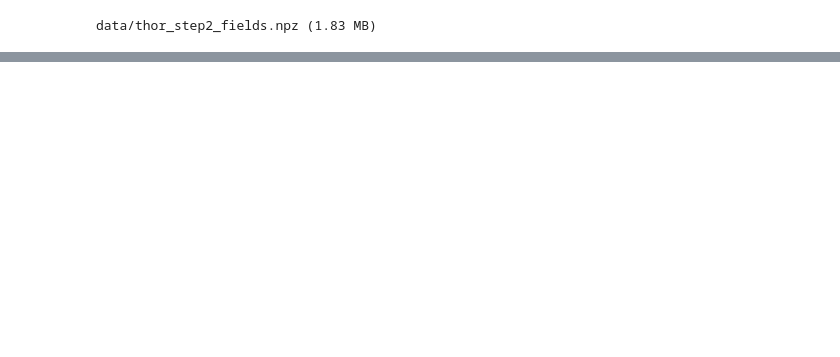
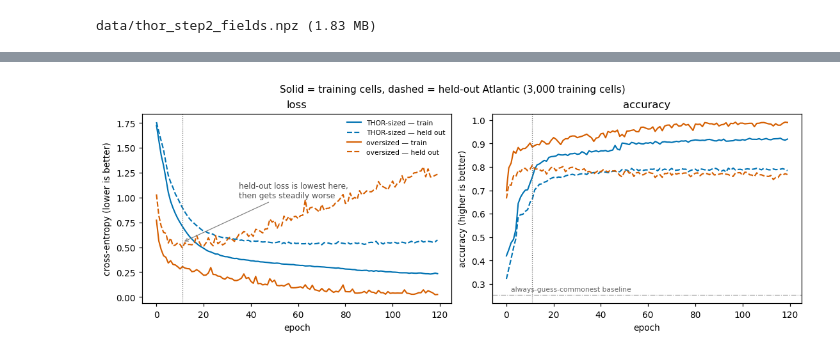
Before and after one commit to redouanelg/deep-learning-oceanography, a Jupyter notebook: overfitting-ocean-regimes/overfitting_ocean_regimes.ipynb, the cells around one changed output, grey strips where cells are left out. Cells and saved outputs as stored; diff of their text form; code cells hidden in the pictures; blank space fills up the shorter version.

```diff
--- a/overfitting-ocean-regimes/overfitting_ocean_regimes.ipynb
+++ b/overfitting-ocean-regimes/overfitting_ocean_regimes.ipynb
@@ -624,0 +468,16 @@ MIT licensed, downloaded rather than redistributed.
+# %%
+runs = {}
+for tag, hidden in [("THOR-sized", (24, 24, 16, 16)),
+                    ("oversized", (256,) * 4)]:
+    n_par = count_parameters(MLP(8, hidden))
+    _, runs[tag] = train(standardise(X_train), y_train,
+                         standardise(X_held), y_held,
+                         hidden=hidden, epochs=120)
+    h = runs[tag]
+    best = int(np.argmin(h["held_loss"]))
+    print(f"{tag:12s} {n_par:>7,} parameters for {N_TRAIN:,} training cells")
+    print(f"{'':12s} best held-out loss {h['held_loss'][best]:.3f} at epoch {best}, "
+          f"then {h['held_loss'][-1]:.3f} by epoch 120 "
+          f"({h['held_loss'][-1] - h['held_loss'][best]:+.3f})")
+    print(f"{'':12s} held-out accuracy  {h['held_acc'][best]:.3f} at that epoch, "
+          f"{h['held_acc'][-1]:.3f} at epoch 120\n")
@@ -624,0 +492,32 @@ MIT licensed, downloaded rather than redistributed.
+# %%
+fig, axes = plt.subplots(1, 2, figsize=(10, 3.6), constrained_layout=True)
+colour = {"THOR-sized": "#0072B2", "oversized": "#D55E00"}
+
+for tag, h in runs.items():
+    c = colour[tag]
+    axes[0].plot(h["train_loss"], color=c, lw=1.4, label=f"{tag} — train")
+    axes[0].plot(h["held_loss"], color=c, lw=1.4, ls="--", label=f"{tag} — held out")
+    axes[1].plot(h["train_acc"], color=c, lw=1.4)
+    axes[1].plot(h["held_acc"], color=c, lw=1.4, ls="--")
+
+turn = int(np.argmin(runs["oversized"]["held_loss"]))
+for ax in axes:
+    ax.axvline(turn, color="0.4", lw=0.8, ls=":")
+    ax.set_xlabel("epoch")
+
+axes[0].annotate("held-out loss is lowest here,\nthen gets steadily worse",
+                 xy=(turn, 0.55), xytext=(turn + 24, 1.0), fontsize=8, color="0.3",
+                 arrowprops=dict(arrowstyle="->", color="0.5", lw=0.8))
+axes[0].set_ylabel("cross-entropy (lower is better)")
+axes[0].set_title("loss")
+axes[1].axhline(baseline, color="0.6", lw=0.8, ls="-.")
+axes[1].text(2, baseline + 0.015, "always-guess-commonest baseline",
+             fontsize=7, color="0.4")
+axes[1].set_ylabel("accuracy (higher is better)")
+axes[1].set_title("accuracy")
+axes[0].legend(fontsize=7, frameon=False)
+fig.suptitle("Solid = training cells, dashed = held-out Atlantic "
+             f"({N_TRAIN:,} training cells)", fontsize=10)
+plt.show()
+# %% [output]
+[figure, added]
```
Also changed, not shown: parts of 54 cells of this notebook, 1 other file.
